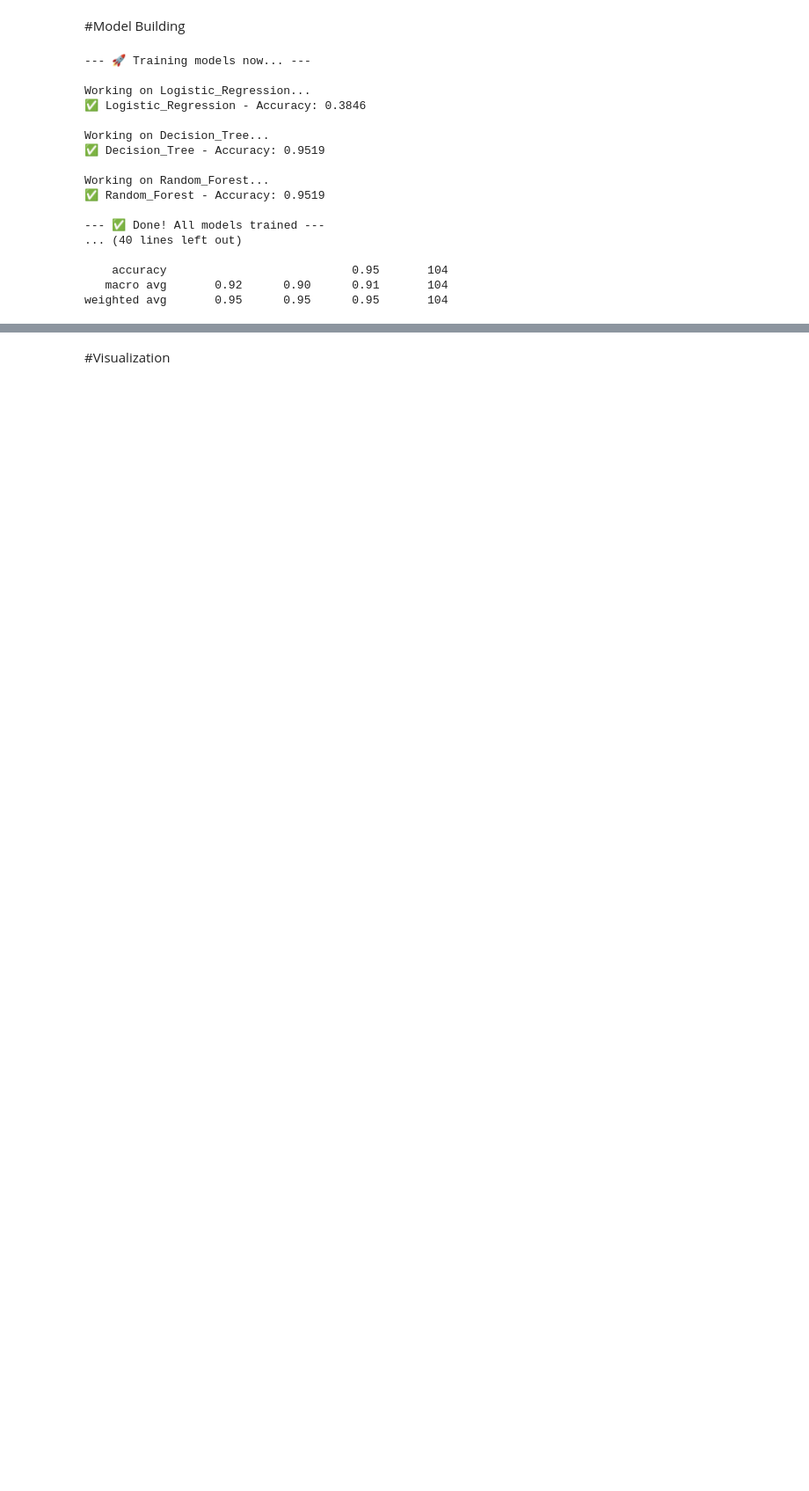
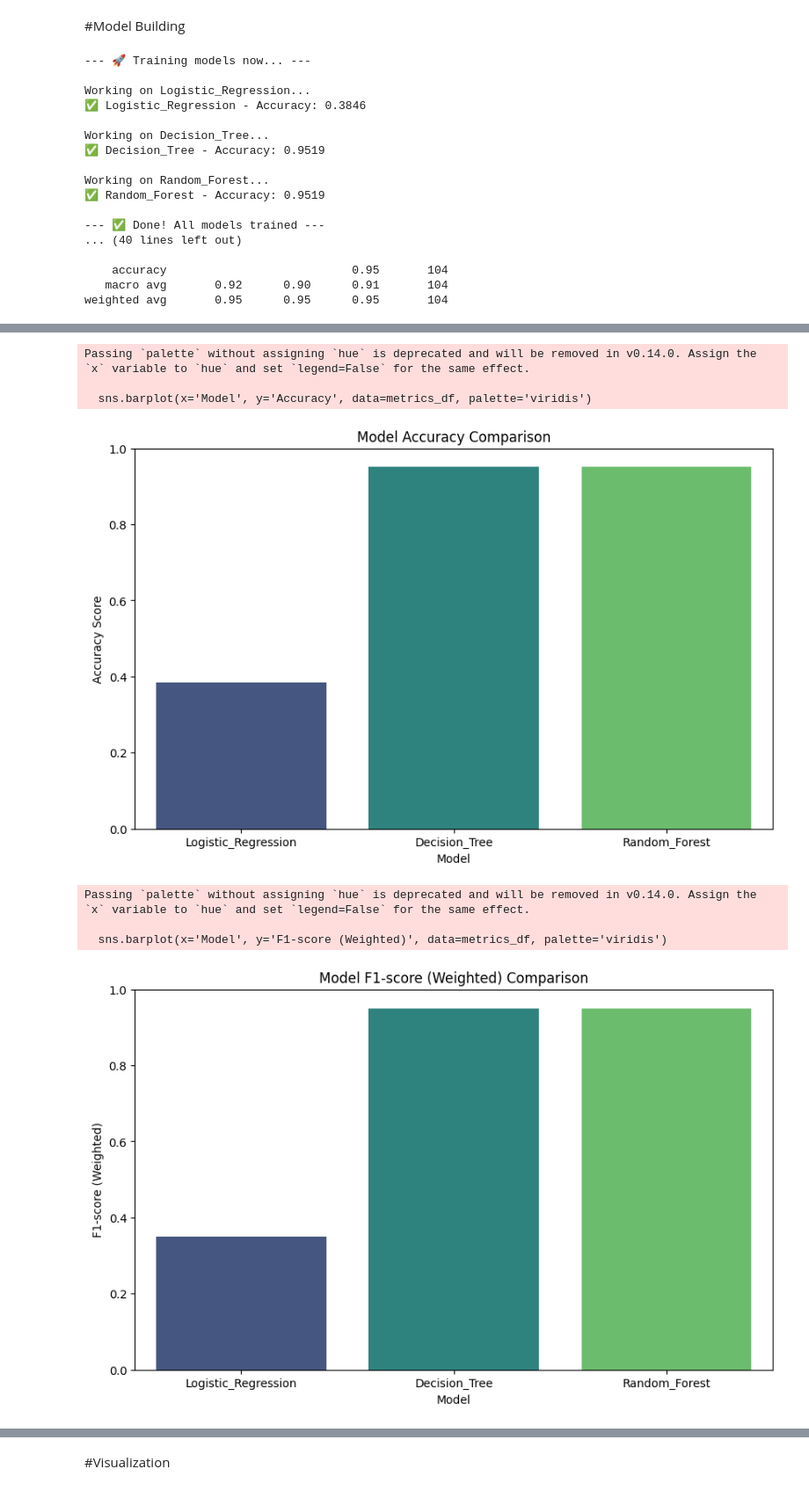
Before and after one commit to Phassakorn512/CS240-termproject, a Jupyter notebook: termproject.ipynb, the cells around one changed output, grey strips where cells are left out. Shown: that part at 88% size. Drawn from its saved outputs; the diff is of its cells as text; code cells hidden in the pictures; blank space fills up the shorter version.

```diff
--- a/termproject.ipynb
+++ b/termproject.ipynb
@@ -510,0 +619,42 @@ weighted avg       0.95      0.95      0.95       104
+# %%
+import matplotlib.pyplot as plt
+import seaborn as sns
+import pandas as pd
+
+# Prepare data for plotting
+model_names = list(model_results.keys())
+model_names.remove('scaler') # Exclude scaler
+
+accuracy_scores = [model_results[name]['test_accuracy'] for name in model_names]
+f1_scores = [f1_score(model_results[name]['storey_test'], model_results[name]['storey_pred'], average='weighted', zero_division=0) for name in model_names]
+
+metrics_df = pd.DataFrame({
+    'Model': model_names,
+    'Accuracy': accuracy_scores,
+    'F1-score (Weighted)': f1_scores
+})
+
+# Plot Accuracy
+plt.figure(figsize=(10, 6))
+sns.barplot(x='Model', y='Accuracy', data=metrics_df, palette='viridis')
+plt.title('Model Accuracy Comparison')
+plt.ylabel('Accuracy Score')
+plt.ylim(0, 1)
+plt.show()
+
+# Plot F1-score
+plt.figure(figsize=(10, 6))
+sns.barplot(x='Model', y='F1-score (Weighted)', data=metrics_df, palette='viridis')
+plt.title('Model F1-score (Weighted) Comparison')
+plt.ylabel('F1-score (Weighted)')
+plt.ylim(0, 1)
+plt.show()
+# %% [output]
+Passing `palette` without assigning `hue` is deprecated and will be removed in v0.14.0. Assign the `x` variable to `hue` and set `legend=False` for the same effect.
+
+  sns.barplot(x='Model', y='Accuracy', data=metrics_df, palette='viridis')
+[figure, added]
+Passing `palette` without assigning `hue` is deprecated and will be removed in v0.14.0. Assign the `x` variable to `hue` and set `legend=False` for the same effect.
+
+  sns.barplot(x='Model', y='F1-score (Weighted)', data=metrics_df, palette='viridis')
+[figure, added]
```
Also changed, not shown: parts of 8 cells of this notebook.
